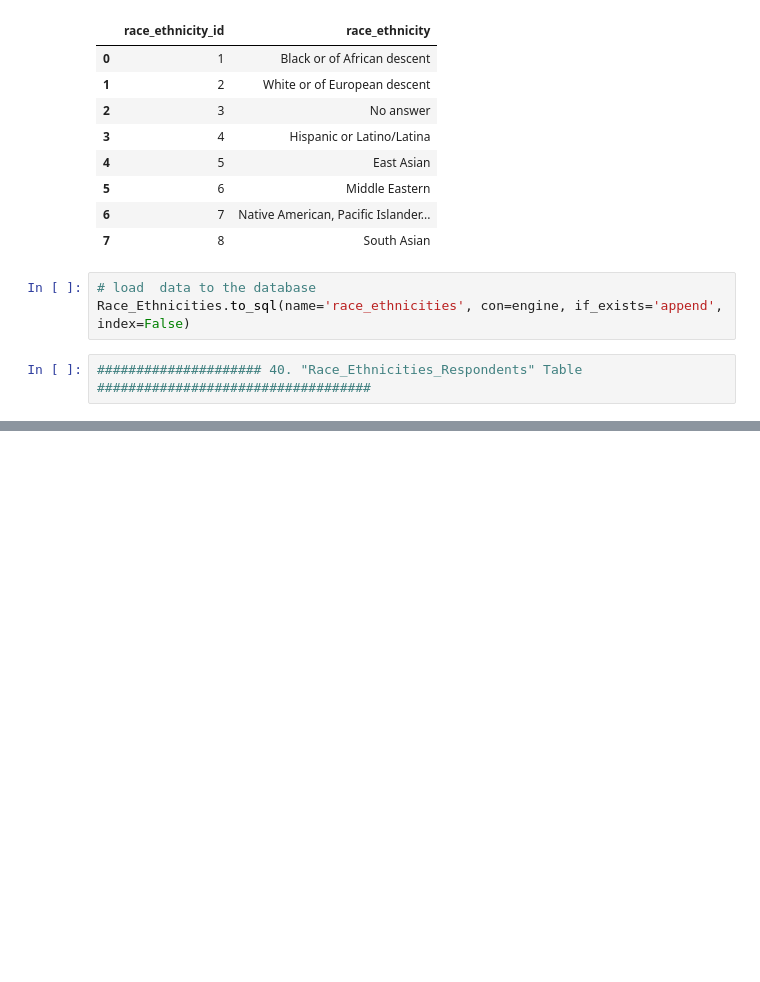
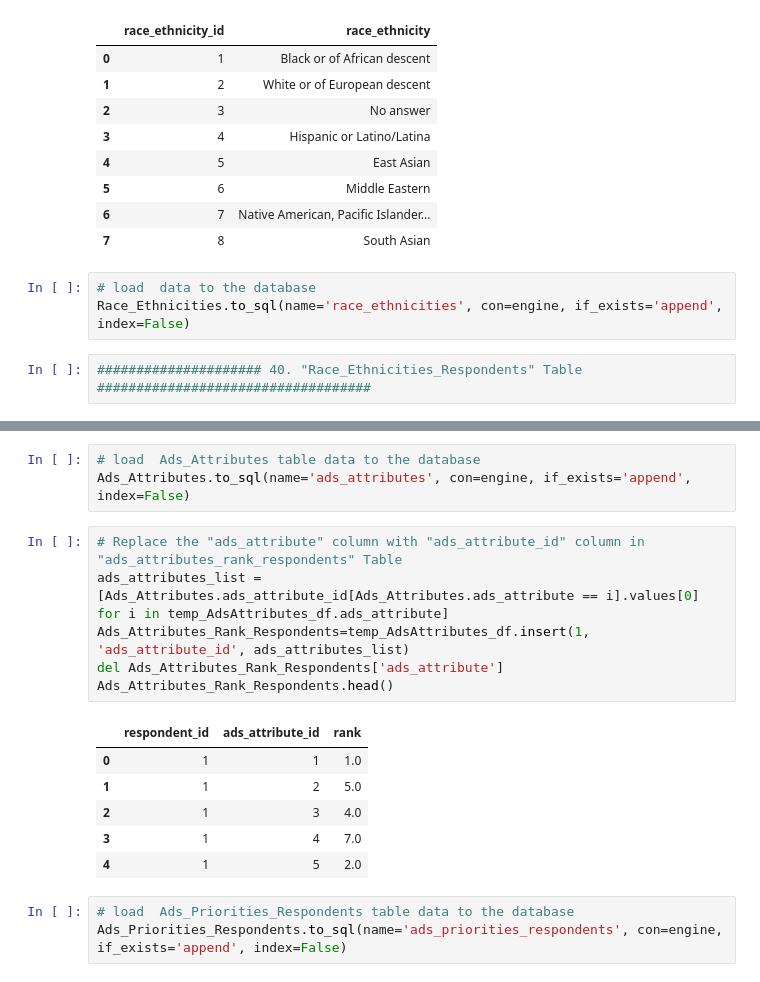
Before and after one commit to darmasaputra/finalAPAN5310, a Jupyter notebook: Developer Survey_Subset_ETL.ipynb, the cells around one changed output, grey strips where cells are left out. Saved outputs shown, nothing was run; the diff lists cells and outputs as text; blank space fills up the shorter version.

```diff
--- a/Developer Survey_Subset_ETL.ipynb
+++ b/Developer Survey_Subset_ETL.ipynb
@@ -1761,0 +1780,19 @@ NameError: name 'df' is not defined
+# %%
+# load  Ads_Attributes table data to the database
+Ads_Attributes.to_sql(name='ads_attributes', con=engine, if_exists='append', index=False)
+# %%
+# Replace the "ads_attribute" column with "ads_attribute_id" column in "ads_attributes_rank_respondents" Table
+ads_attributes_list = [Ads_Attributes.ads_attribute_id[Ads_Attributes.ads_attribute == i].values[0] for i in temp_AdsAttributes_df.ads_attribute]
+Ads_Attributes_Rank_Respondents=temp_AdsAttributes_df.insert(1, 'ads_attribute_id', ads_attributes_list)
+del Ads_Attributes_Rank_Respondents['ads_attribute']
+Ads_Attributes_Rank_Respondents.head()
+# %% [output]
+|  | respondent_id | ads_attribute_id | rank |
+| 0 | 1 | 1 | 1.0 |
+| 1 | 1 | 2 | 5.0 |
+| 2 | 1 | 3 | 4.0 |
+| 3 | 1 | 4 | 7.0 |
+| 4 | 1 | 5 | 2.0 |
+# %%
+# load  Ads_Priorities_Respondents table data to the database
+Ads_Priorities_Respondents.to_sql(name='ads_priorities_respondents', con=engine, if_exists='append', index=False)
```
Also changed, not shown: parts of 23 cells of this notebook, 6 other files.
